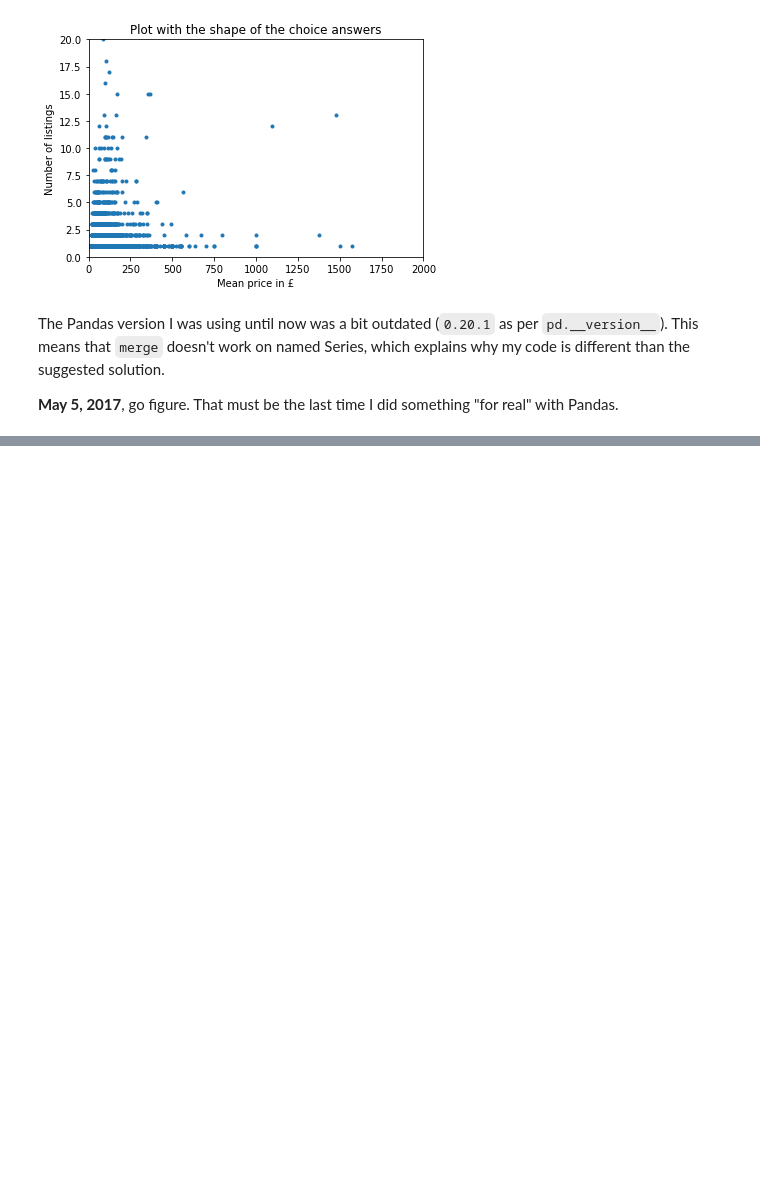
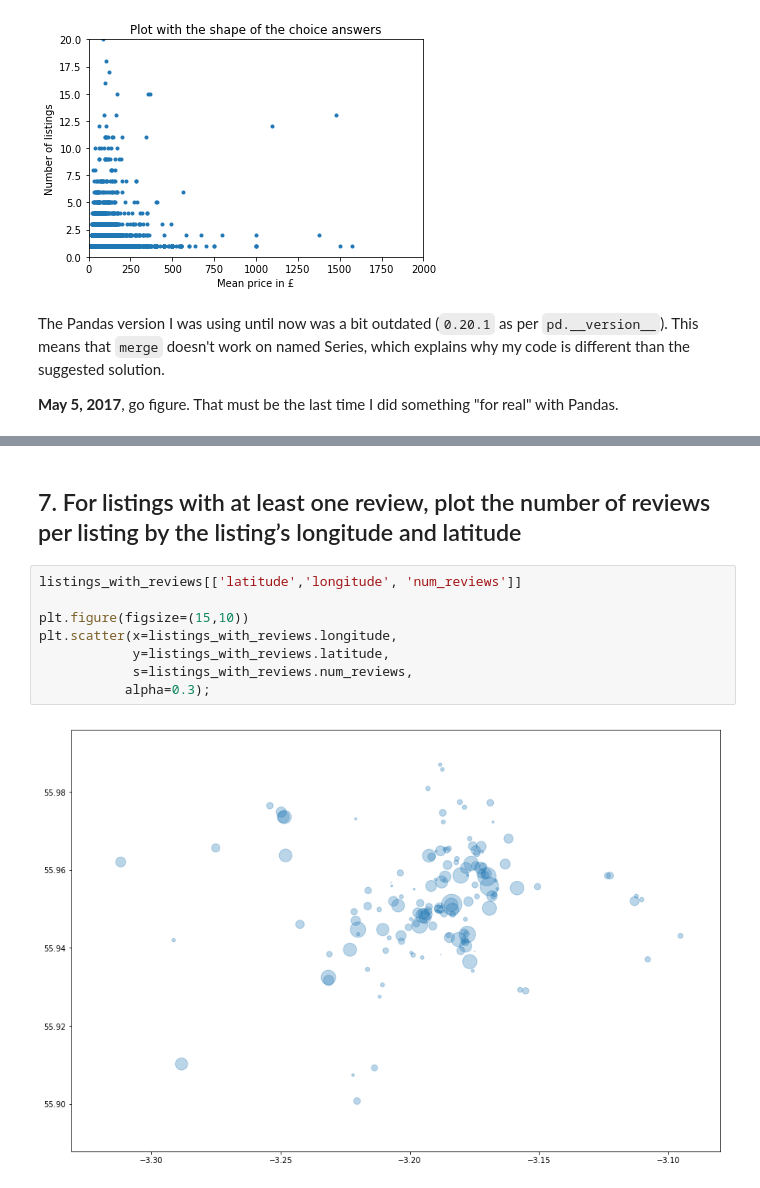
Before and after one commit to tnarik/training-meetup_20190205, a Jupyter notebook: sketch002.ipynb, the cells around one changed output, grey strips where cells are left out. Saved outputs shown, nothing was run; the diff lists cells and outputs as text; blank space fills up the shorter version.

```diff
--- a/sketch002.ipynb
+++ b/sketch002.ipynb
@@ -144,0 +294,12 @@ a
+# %% [markdown]
+## 7. For listings with at least one review, plot the number of reviews per listing by the listing’s longitude and latitude
+# %%
+listings_with_reviews[['latitude','longitude', 'num_reviews']]
+
+plt.figure(figsize=(15,10))
+plt.scatter(x=listings_with_reviews.longitude,
+            y=listings_with_reviews.latitude,
+            s=listings_with_reviews.num_reviews,
+           alpha=0.3);
+# %% [output]
+[figure, added]
```
Also changed, not shown: parts of 27 cells of this notebook.
